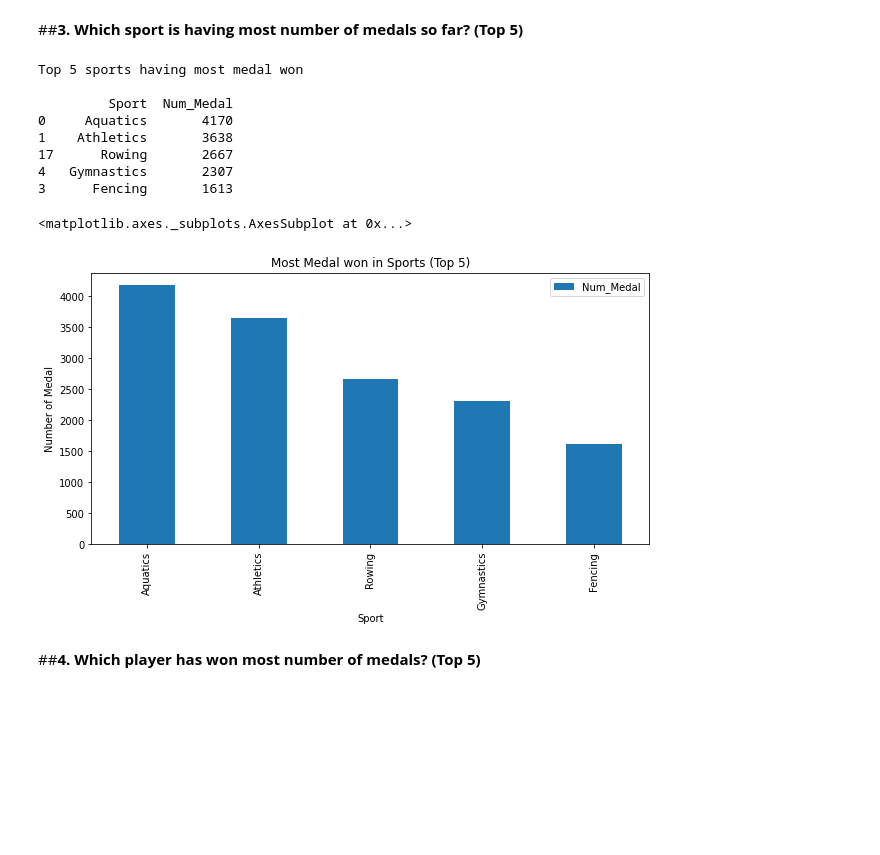
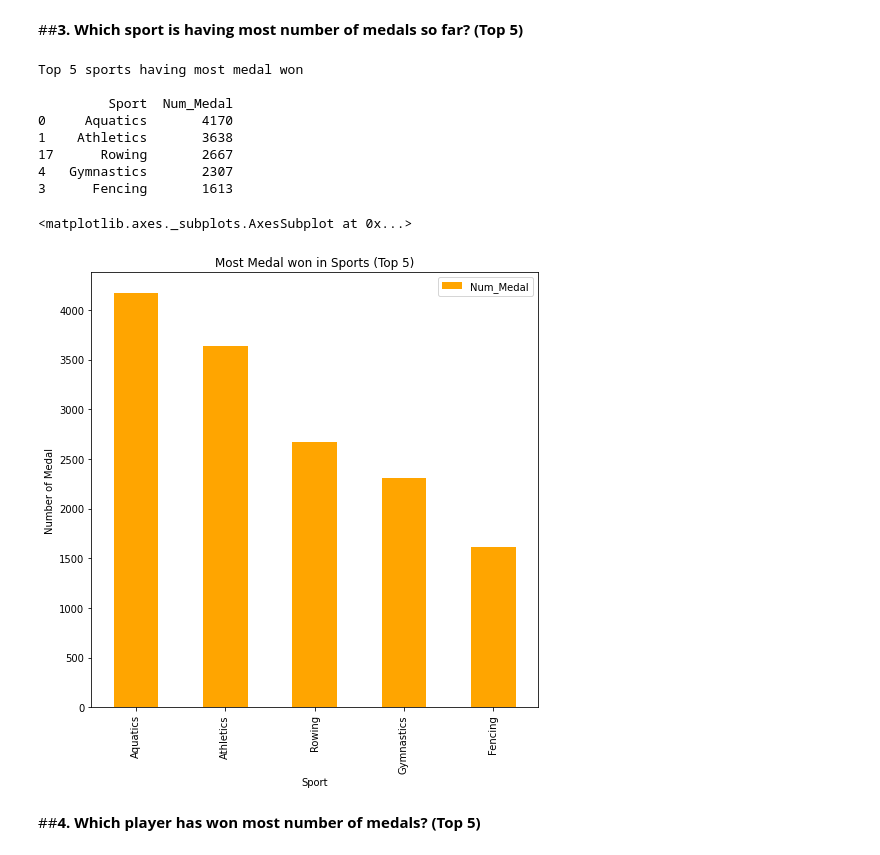
Before and after one commit to Manju-Ghatode/ETG_Summer_Olympics, a Jupyter notebook: Summer_Olympics_datasets.ipynb, the cells around one changed output. Drawn from its saved outputs; the diff is of its cells as text; code cells hidden in the pictures; blank space fills up the shorter version.

```diff
--- a/Summer_Olympics_datasets.ipynb
+++ b/Summer_Olympics_datasets.ipynb
@@ -35,7 +93,7 @@ There are total 22 city hosted the Summer Olympics.
 ##**2. Which sport is having most number of Gold Medals so far? (Top 5)**
 # %%
 import pandas as pd
-df = pd.read_csv("/content/Summer Olympics.csv")
+df = pd.read_csv("Summer Olympics.csv")
 
 gold_data= df[df["Medal"]=="Gold"]                                              #Creating new dataframe for gold medal only
 data=[]
@@ -50,7 +108,7 @@ print(gold)
 print('\n')
 
 #Plotting Bar graph
-gold.plot(x = 'Sport', y = 'Num_Gold_Medal', kind = 'bar' ,ylabel = 'Number of Gold Medal', figsize = (10,5), title = 'Most Gold Medal won in Sport')
+gold.plot(x = 'Sport', y = 'Num_Gold_Medal', kind = 'bar' ,ylabel = 'Number of Gold Medal', figsize = (8,8),color ='red', title = 'Most Gold Medal won in Sport')
 # %% [output]
 Top 5 Sport having Highest number Gold Medal
 
@@ -66,31 +124,31 @@ Top 5 Sport having Highest number Gold Medal
 ##**3. Which sport is having most number of medals so far? (Top 5)**
 # %%
 import pandas as pd
-df = pd.read_csv("/content/Summer Olympics.csv")
+df = pd.read_csv("Summer Olympics.csv")
 
 data = []
 for sport in df['Sport'].unique():                                              #Finding number of medal won in each sports
   data.append([sport , len(df[df['Sport']  == sport])])
 medal = pd.DataFrame(data, columns=['Sport','Num_Medal'])                       #Creating new dataframe of sports name and number of medals won
 medal = medal.sort_values(by = 'Num_Medal', ascending = False).head()           #Sorting the dataframe and selecting only Top 5 Sports name
 
 print('Top 5 sports having most medal won \n')
 print(medal)                                                                    #Displaying the Top 5 Sport name and Number of medal
 print('\n')
 
 #Plotting Bar graph
-medal.plot(x = 'Sport' , y = 'Num_Medal', ylabel= 'Number of Medal', kind = 'bar', figsize = (10,5), title = 'Most Medal won in Sports (Top 5)')
+medal.plot(x = 'Sport' , y = 'Num_Medal', ylabel= 'Number of Medal', kind = 'bar', figsize = (8,8), color ='orange', title = 'Most Medal won in Sports (Top 5)')
 # %% [output]
 Top 5 sports having most medal won
 
          Sport  Num_Medal
 0     Aquatics       4170
 1    Athletics       3638
 17      Rowing       2667
 4   Gymnastics       2307
 3      Fencing       1613
 <matplotlib.axes._subplots.AxesSubplot at 0x...>
-[figure, old version]
+[figure, new version]
 # %% [markdown]
 ##**4. Which player has won most number of medals? (Top 5)**
 # %%
```
Also changed, not shown: parts of 16 cells of this notebook.
